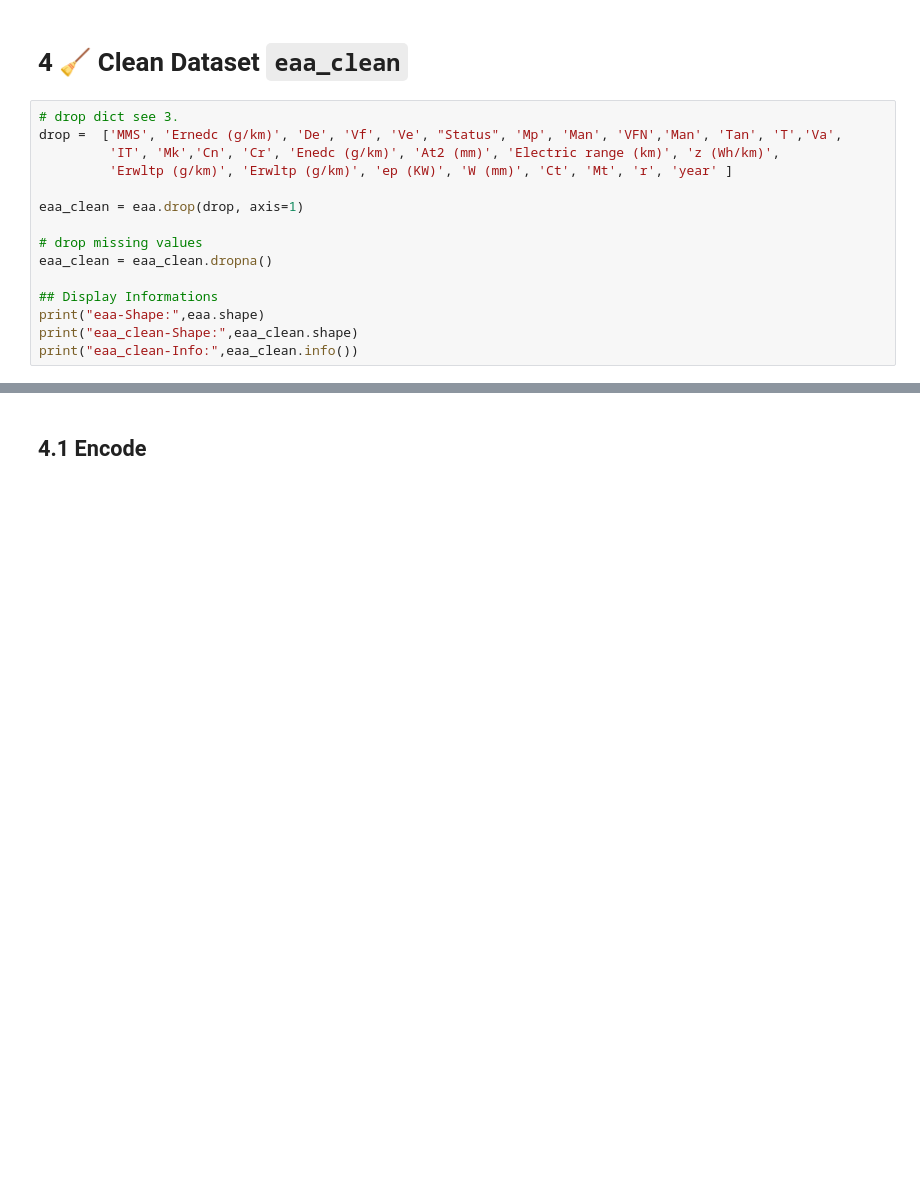
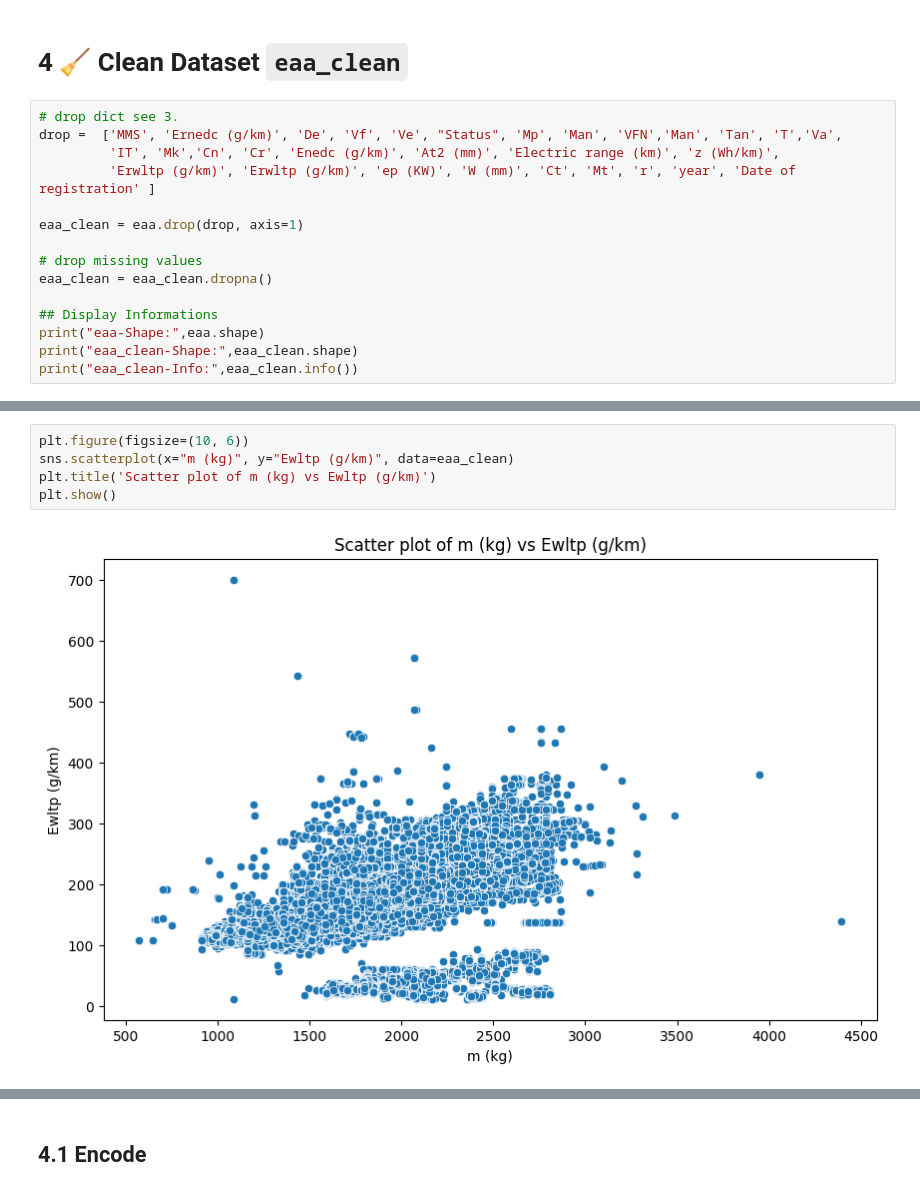
Before and after one commit to Slanz99/Proj_Co2_DS, a Jupyter notebook: CO2_Project_DataScientest.ipynb, the cells around one changed output, grey strips where cells are left out. Saved outputs shown, nothing was run; the diff lists cells and outputs as text; blank space fills up the shorter version.

```diff
--- a/CO2_Project_DataScientest.ipynb
+++ b/CO2_Project_DataScientest.ipynb
@@ -1465,7 +1437,7 @@ Next important informations
 # drop dict see 3.
 drop =  ['MMS', 'Ernedc (g/km)', 'De', 'Vf', 'Ve', "Status", 'Mp', 'Man', 'VFN','Man', 'Tan', 'T','Va',
          'IT', 'Mk','Cn', 'Cr', 'Enedc (g/km)', 'At2 (mm)', 'Electric range (km)', 'z (Wh/km)',
-         'Erwltp (g/km)', 'Erwltp (g/km)', 'ep (KW)', 'W (mm)', 'Ct', 'Mt', 'r', 'year' ]
+         'Erwltp (g/km)', 'Erwltp (g/km)', 'ep (KW)', 'W (mm)', 'Ct', 'Mt', 'r', 'year', 'Date of registration' ]
 
 eaa_clean = eaa.drop(drop, axis=1)
 
@@ -1528,0 +1521,7 @@ eaa_clean.describe()
+# %%
+plt.figure(figsize=(10, 6))
+sns.scatterplot(x="m (kg)", y="Ewltp (g/km)", data=eaa_clean)
+plt.title('Scatter plot of m (kg) vs Ewltp (g/km)')
+plt.show()
+# %% [output]
+[figure, added]
```
Also changed, not shown: parts of 29 cells of this notebook.
